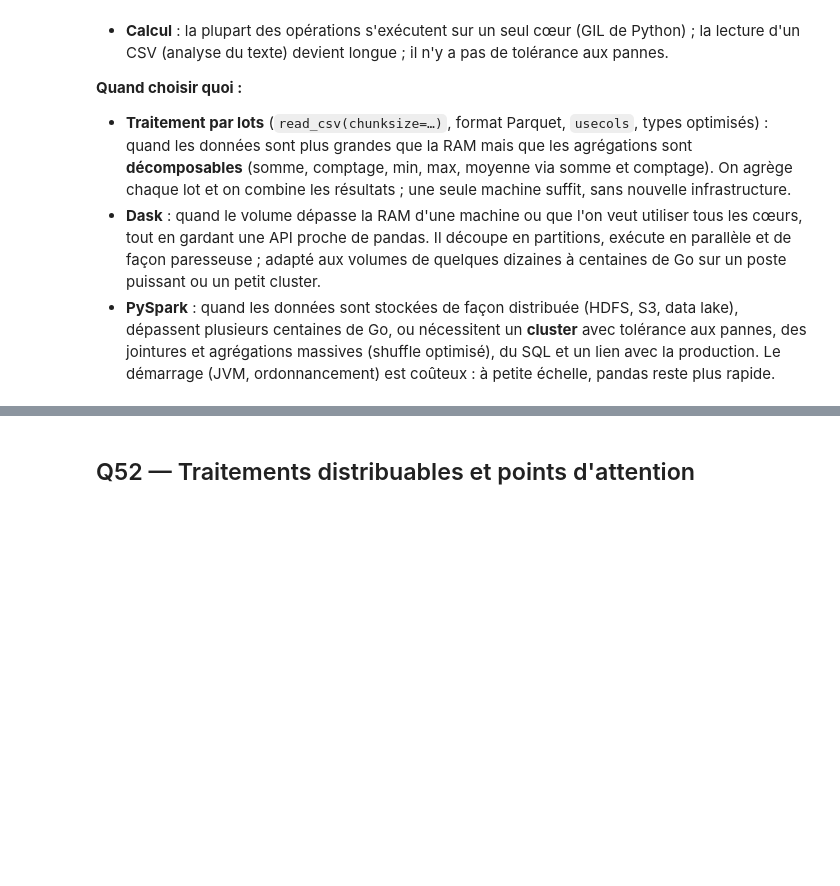
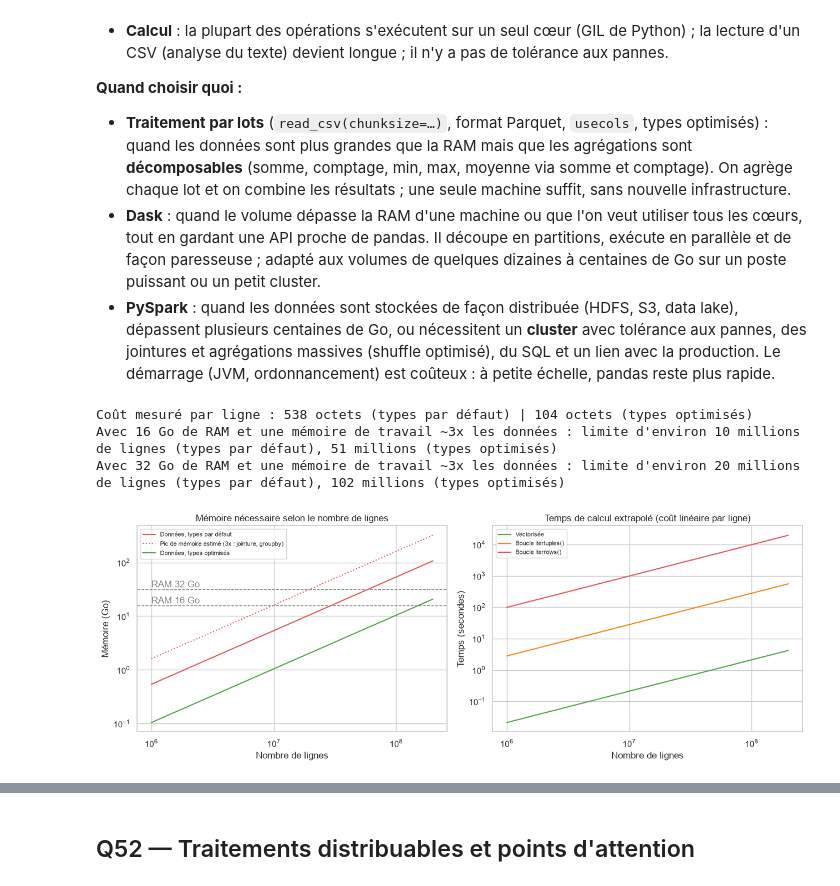
Before and after one commit to nessimhjaiej/TP-EDA, a Jupyter notebook: TP_EDA_Partie1-9.ipynb, the cells around one changed output, grey strips where cells are left out. Drawn from its saved outputs; the diff is of its cells as text; code cells hidden in the pictures; blank space fills up the shorter version.

```diff
--- a/TP_EDA_Partie1-9.ipynb
+++ b/TP_EDA_Partie1-9.ipynb
@@ -1385,3 +1422,42 @@ Revenue total : float64 = 200468.26 | optimisé = 200468.25 | écart relatif max
 - **Traitement par lots** (`read_csv(chunksize=…)`, format Parquet, `usecols`, types optimisés) : quand les données sont plus grandes que la RAM mais que les agrégations sont **décomposables** (somme, comptage, min, max, moyenne via somme et comptage). On agrège chaque lot et on combine les résultats ; une seule machine suffit, sans nouvelle infrastructure.
 - **Dask** : quand le volume dépasse la RAM d'une machine ou que l'on veut utiliser tous les cœurs, tout en gardant une API proche de pandas. Il découpe en partitions, exécute en parallèle et de façon paresseuse ; adapté aux volumes de quelques dizaines à centaines de Go sur un poste puissant ou un petit cluster.
 - **PySpark** : quand les données sont stockées de façon distribuée (HDFS, S3, data lake), dépassent plusieurs centaines de Go, ou nécessitent un **cluster** avec tolérance aux pannes, des jointures et agrégations massives (shuffle optimisé), du SQL et un lien avec la production. Le démarrage (JVM, ordonnancement) est coûteux : à petite échelle, pandas reste plus rapide.
+# %%
+# Graphique Q51
+repetitions = 200
+octets_defaut = pd.concat([df] * repetitions, ignore_index=True).memory_usage(deep=True).sum() / (len(df) * repetitions)
+octets_optimise = pd.concat([df_opt] * repetitions, ignore_index=True).memory_usage(deep=True).sum() / (len(df) * repetitions)
+print(f'Coût mesuré par ligne : {octets_defaut:.0f} octets (types par défaut) | {octets_optimise:.0f} octets (types optimisés)')
+for ram in (16, 32):
+    print(f'Avec {ram} Go de RAM et une mémoire de travail ~3x les données : limite d\'environ '
+          f'{ram * 1e9 / (3 * octets_defaut) / 1e6:.0f} millions de lignes (types par défaut), '
+          f'{ram * 1e9 / (3 * octets_optimise) / 1e6:.0f} millions (types optimisés)')
+
+lignes = np.logspace(6, 8.3, 60)                      # de 1 million à 200 millions de lignes
+fig, axes = plt.subplots(1, 2, figsize=(13, 4.8))
+
+ax = axes[0]
+ax.plot(lignes, lignes * octets_defaut / 1e9, color='#E45756', label='Données, types par défaut')
+ax.plot(lignes, lignes * octets_defaut * 3 / 1e9, color='#E45756', ls=':', label='Pic de mémoire estimé (3x : jointure, groupby)')
+ax.plot(lignes, lignes * octets_optimise / 1e9, color='#54A24B', label='Données, types optimisés')
+for ram in (16, 32):
+    ax.axhline(ram, color='gray', ls='--', lw=1)
+    ax.text(lignes[0], ram * 1.08, f'RAM {ram} Go', color='gray')
+ax.set_xscale('log'); ax.set_yscale('log')
+ax.set_title('Mémoire nécessaire selon le nombre de lignes')
+ax.set_xlabel('Nombre de lignes'); ax.set_ylabel('Mémoire (Go)')
+ax.legend(loc='upper left', fontsize=8)
+
+ax = axes[1]
+for nom, t, c in zip(temps.index, temps['Temps (s)'], ['#54A24B', '#F58518', '#E45756']):
+    ax.plot(lignes, t / len(big) * lignes, color=c, label=nom)
+ax.set_xscale('log'); ax.set_yscale('log')
+ax.set_title('Temps de calcul extrapolé (coût linéaire par ligne)')
+ax.set_xlabel('Nombre de lignes'); ax.set_ylabel('Temps (secondes)')
+ax.legend(fontsize=8)
+plt.tight_layout(); plt.show()
+# %% [output]
+Coût mesuré par ligne : 538 octets (types par défaut) | 104 octets (types optimisés)
+Avec 16 Go de RAM et une mémoire de travail ~3x les données : limite d'environ 10 millions de lignes (types par défaut), 51 millions (types optimisés)
+Avec 32 Go de RAM et une mémoire de travail ~3x les données : limite d'environ 20 millions de lignes (types par défaut), 102 millions (types optimisés)
+[figure, added]
```
Also changed, not shown: parts of 25 cells of this notebook, 2 other files.
